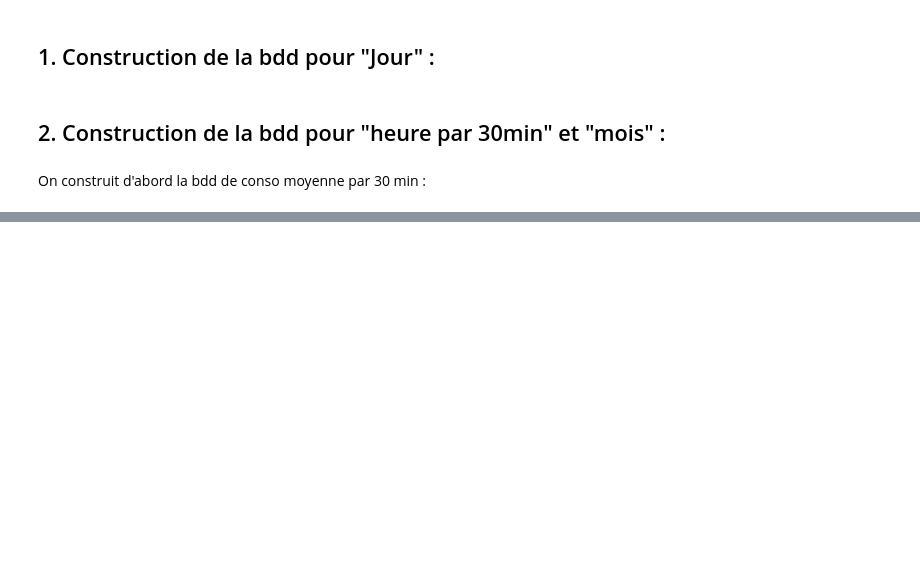
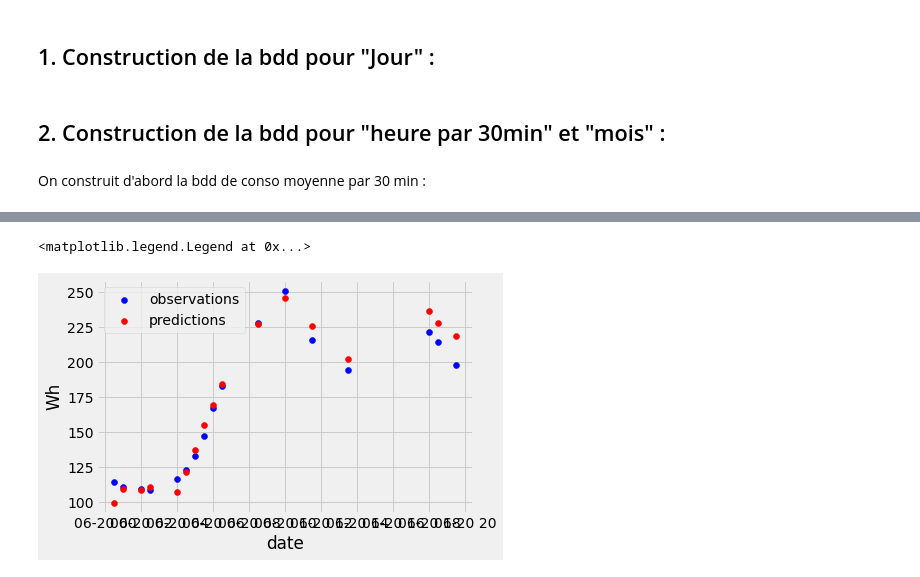
Before and after one commit to cominho/Stat-App, a Jupyter notebook: construction_bdd_machine_learning.ipynb, the cells around one changed output, grey strips where cells are left out. Saved outputs shown, nothing was run; the diff lists cells and outputs as text; code cells hidden in the pictures; blank space fills up the shorter version.

```diff
--- a/construction_bdd_machine_learning.ipynb
+++ b/construction_bdd_machine_learning.ipynb
@@ -104,0 +400,4 @@ creation_bdd_one_hot_heure_mois(enedis_PACA_30,"PACA",'6kva')
+# %%
+## Worst predicted day
+enedis_IDF_30_ML_test_worst_predicted_day = enedis_IDF_30_ML_test[enedis_IDF_30_ML_test["dayofyear"]==171]
+enedis_IDF_30_ML_test_worst_predicted_day
@@ -104,0 +424,9 @@ creation_bdd_one_hot_heure_mois(enedis_PACA_30,"PACA",'6kva')
+# %%
+plt.scatter(enedis_IDF_30_ML_test_worst_predicted_day["horodate"],enedis_IDF_30_ML_test_worst_predicted_day["res_conso_moyenne"],label="observations",color="blue")
+plt.scatter(enedis_IDF_30_ML_test_worst_predicted_day["horodate"],enedis_IDF_30_ML_test_worst_predicted_day["Conso_prediction"],label="predictions",color="red")
+plt.xlabel("date")
+plt.ylabel("Wh")
+plt.legend()
+# %% [output]
+<matplotlib.legend.Legend at 0x...>
+[figure, added]
```
Also changed, not shown: parts of 31 cells of this notebook.
